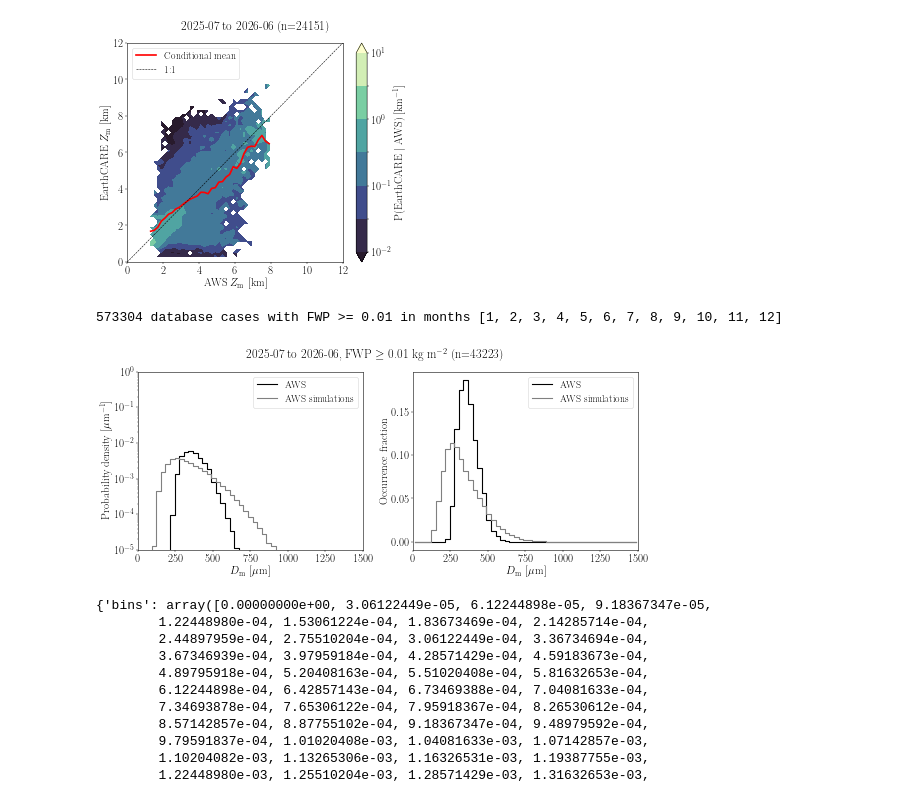
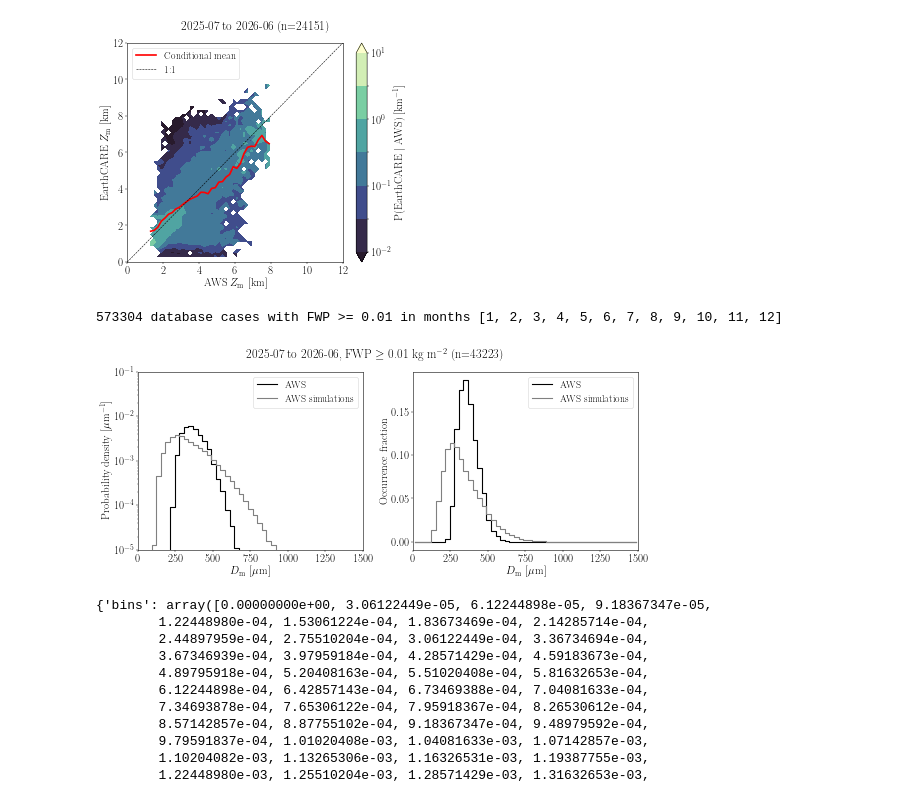
Before and after one commit to elliemay481/AWS_Arctic, a Jupyter notebook: notebooks/earthcare_aws_histo.ipynb, the cells around one changed output. Cells and saved outputs as stored; diff of their text form; code cells hidden in the pictures.

```diff
--- a/notebooks/earthcare_aws_histo.ipynb
+++ b/notebooks/earthcare_aws_histo.ipynb
@@ -449,35 +449,35 @@ fig, (ax_pdf, ax_of) = plt.subplots(1, 2, figsize=(14, 6))
 
 ax_pdf.step(dm_bin_centres_um, dm_aws_counts / (dm_aws_n * dm_bin_widths_um),
             where="mid", lw=2, color="black", label="AWS")
 ax_of.step(dm_bin_centres_um, dm_aws_counts / dm_aws_n,
            where="mid", lw=2, color="black", label="AWS")
 
 if dm_database_counts is not None:
     db_n = dm_database_counts.sum()
     ax_pdf.step(dm_bin_centres_um, dm_database_counts / (db_n * dm_bin_widths_um),
                 where="mid", lw=2, color="grey", label="AWS simulations")
     ax_of.step(dm_bin_centres_um, dm_database_counts / db_n,
                where="mid", lw=2, color="grey", label="AWS simulations")
 
 ax_pdf.set_yscale("log")
-ax_pdf.set_ylim([1e-5, 1e0])
+ax_pdf.set_ylim([1e-5, 1e-1])
 ax_pdf.set_ylabel(r"Probability density [$\mu$m$^{-1}$]")
 ax_of.set_ylabel("Occurrence fraction")
 
 for ax in (ax_pdf, ax_of):
     ax.set_xlim(dm_bins_um[0], dm_bins_um[-1])
     ax.set_xlabel(f"{dm_label} [$\\mu$m]")
     ax.legend()
 
 period_label = date_str.replace("_to_", " to ").replace("_", ", ")
 fig.suptitle(f"{period_label}, FWP $\\geq$ {min_wp_dm} kg m$^{{-2}}$ (n={dm_aws_n})", fontsize=22)
 
 fig.tight_layout()
 plt.savefig(f"../figures/collocation_statistics/aws_dm_distributions_{date_str}.png",
             facecolor="white", bbox_inches="tight", dpi=200)
 # %% [output]
 573304 database cases with FWP >= 0.01 in months [1, 2, 3, 4, 5, 6, 7, 8, 9, 10, 11, 12]
-[figure, old version]
+[figure, new version]
 # %%
 h_dm
 # %% [output]
```
Also changed, not shown: 8 other files.
